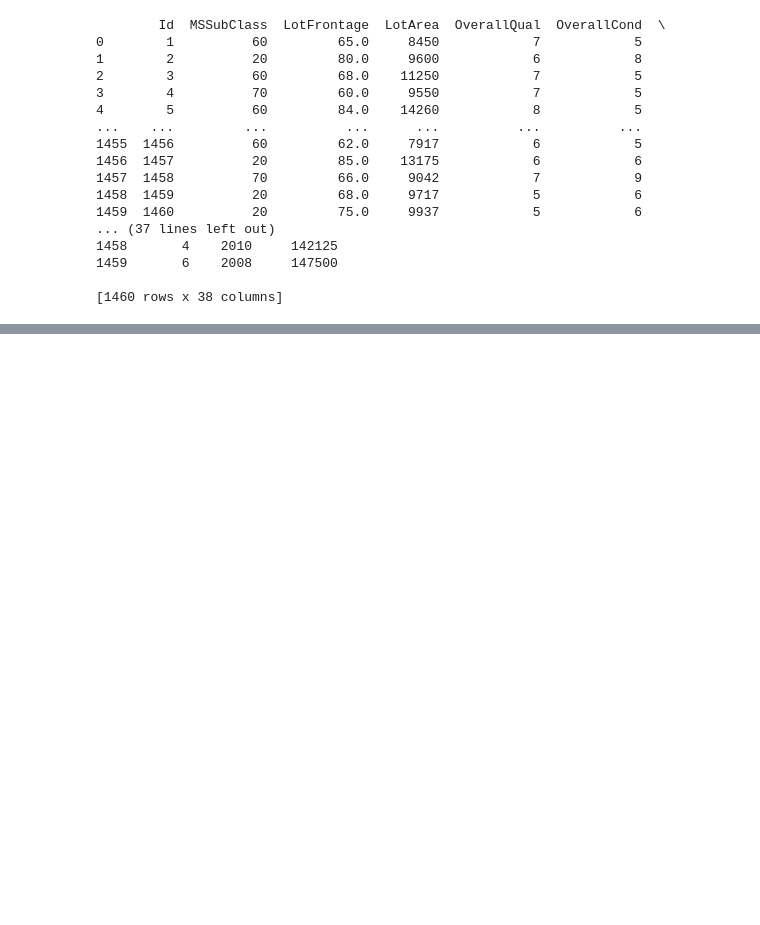
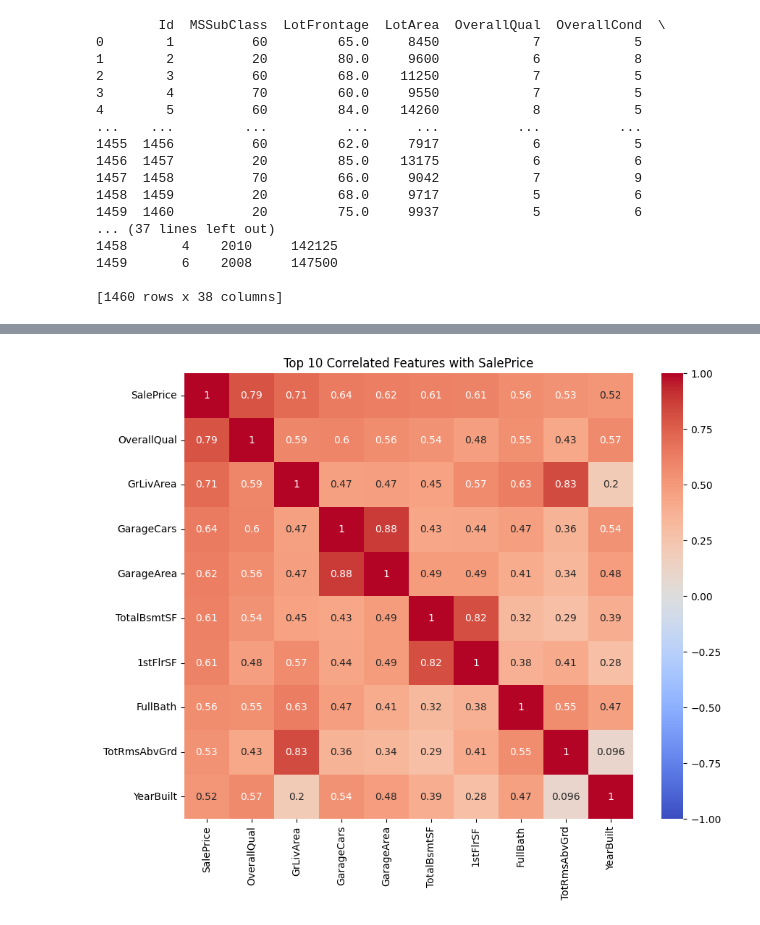
Before and after one commit to fabricio-inoue/House-Prices---Regression, a Jupyter notebook: House-pricing.ipynb, the cells around one changed output, grey strips where cells are left out. Saved outputs shown, nothing was run; the diff lists cells and outputs as text; code cells hidden in the pictures; blank space fills up the shorter version.

```diff
--- a/House-pricing.ipynb
+++ b/House-pricing.ipynb
@@ -97,0 +151,18 @@ import seaborn as sns
+# %%
+def plot_top_correlation_heatmap(dataframe, target_column, k=10):
+    # Calculate correlations
+    correlations = dataframe.corr()
+
+    # Select the top correlated columns with the target variable
+    top_corr_columns = correlations[target_column].abs().nlargest(k).index
+    top_corr_df = dataframe[top_corr_columns]
+
+    # Create a correlation heatmap
+    plt.figure(figsize=(10, 8))
+    sns.heatmap(top_corr_df.corr(), annot=True, cmap='coolwarm', vmin=-1, vmax=1)
+    plt.title(f'Top {k} Correlated Features with {target_column}')
+# %%
+# Call the function with your DataFrame and target variable
+plot_top_correlation_heatmap(numerical_columns, 'SalePrice', k=10)
+# %% [output]
+[figure, added]
```
Also changed, not shown: parts of 9 cells of this notebook.
